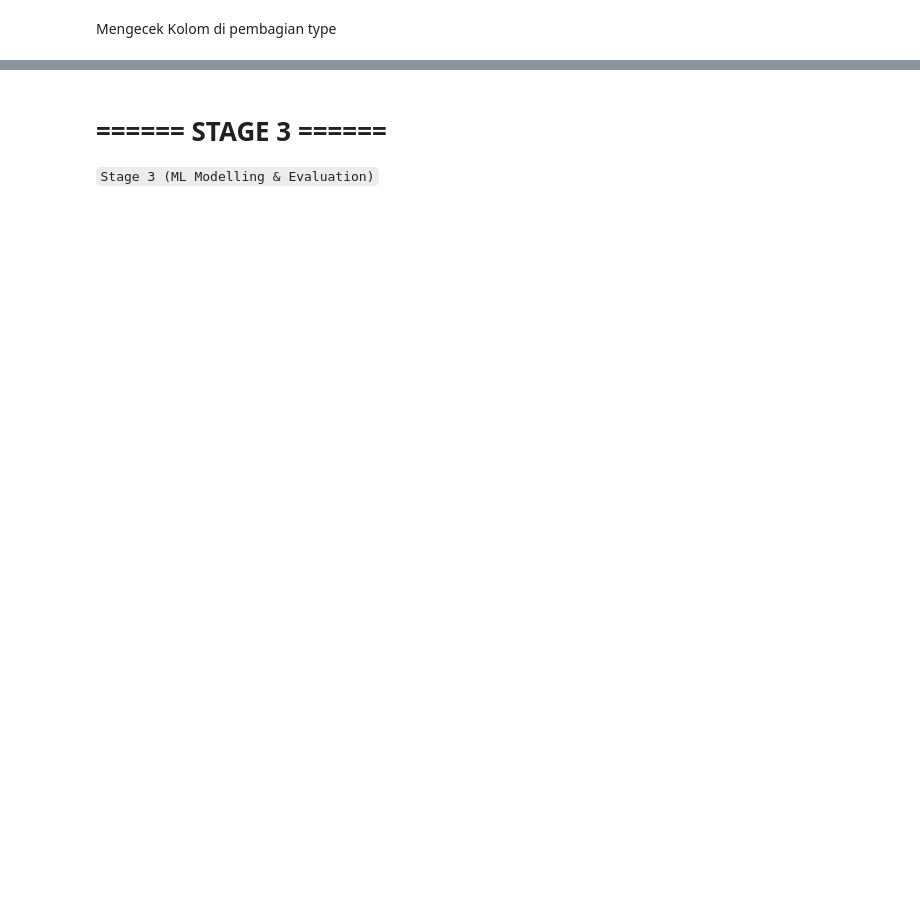
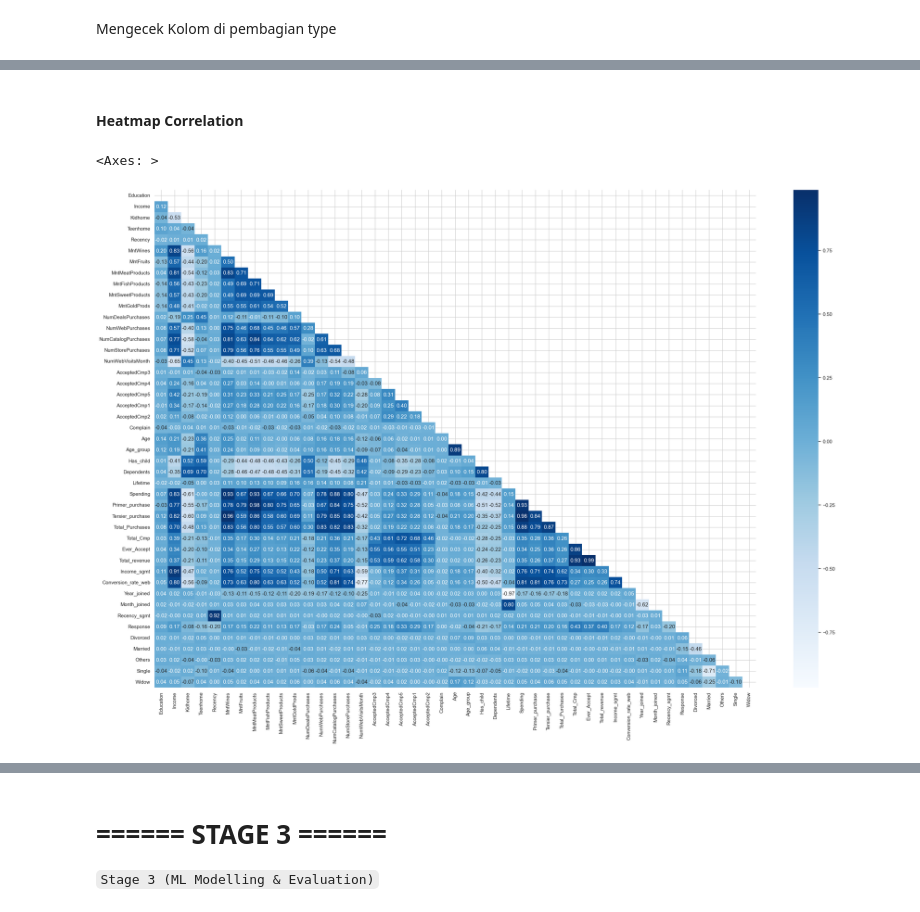
Before and after one commit to nurimammasri/Marketing-Campaign-Model-Prediction-by-Datalicious, a Jupyter notebook: [Data Prep] Response Prediction Classification Marketing Campaign.ipynb, the cells around one changed output, grey strips where cells are left out. Drawn from its saved outputs; the diff is of its cells as text; code cells hidden in the pictures; blank space fills up the shorter version.

```diff
--- a/[Data Prep] Response Prediction Classification Marketing Campaign.ipynb
+++ b/[Data Prep] Response Prediction Classification Marketing Campaign.ipynb
@@ -979,0 +1129,9 @@ Precision loss occurred in moment calculation due to catastrophic cancellation.
+# %%
+map_income = {
+    'Low' : 0,
+    'Medium' : 1,
+    'High' : 2
+}
+
+df['Income_sgmt'] = df['Income_sgmt'].map(map_income)
+df['Income_sgmt'].unique()
@@ -979,0 +1140,11 @@ Precision loss occurred in moment calculation due to catastrophic cancellation.
+# %%
+map_recency = {
+    '<= seminggu' : 0,
+    '<= 14 hari' : 1,
+    '<= sebulan' : 2,
+    '<= 2 bulan' : 3,
+    '> 2 bulan' : 4
+}
+
+df['Recency_sgmt'] = df['Recency_sgmt'].map(map_recency)
+df['Recency_sgmt'].unique()
@@ -979,0 +1183,13 @@ Precision loss occurred in moment calculation due to catastrophic cancellation.
+# %%
+from sklearn.preprocessing import OneHotEncoder
+
+oh = OneHotEncoder()
+df_ohe = pd.DataFrame(
+    oh.fit_transform(df[["Marital_Status"]]).toarray(),
+    columns=list(oh.categories_[0])
+)
+print(oh.categories_[0])
+
+df.drop("Marital_Status", axis=1, inplace=True)
+
+df = pd.concat([df, df_ohe], axis=1)
@@ -979,0 +1205,2 @@ Precision loss occurred in moment calculation due to catastrophic cancellation.
+# %%
+df.drop(['ID', 'Year_Birth', 'Dt_Customer', 'Z_CostContact', 'Z_Revenue'], inplace=True, axis=1)
@@ -979,0 +1210,10 @@ Precision loss occurred in moment calculation due to catastrophic cancellation.
+# %% [markdown]
+#### **Heatmap Correlation**
+# %%
+plt.figure(figsize=(30,20))
+corr = df.corr(numeric_only=True)
+mask = np.triu(np.ones_like(corr, dtype=np.bool_))
+sns.heatmap(corr, cmap='Blues', annot=True, fmt='.2f', mask=mask)
+# %% [output]
+<Axes: >
+[figure, added]
```
Also changed, not shown: parts of 52 cells of this notebook.
